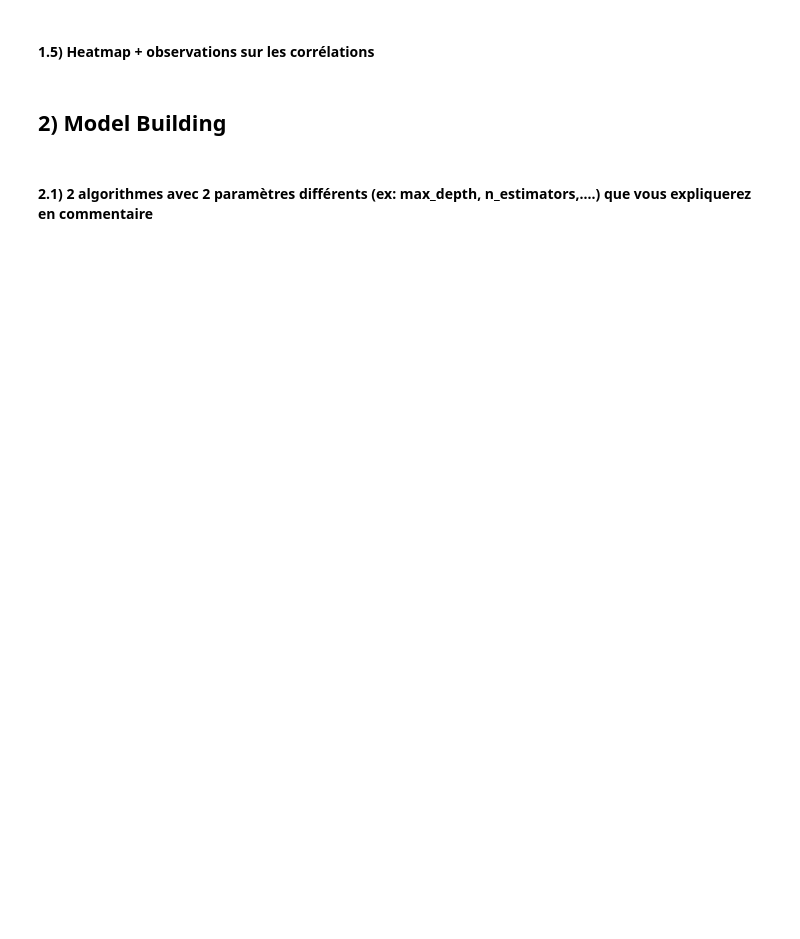
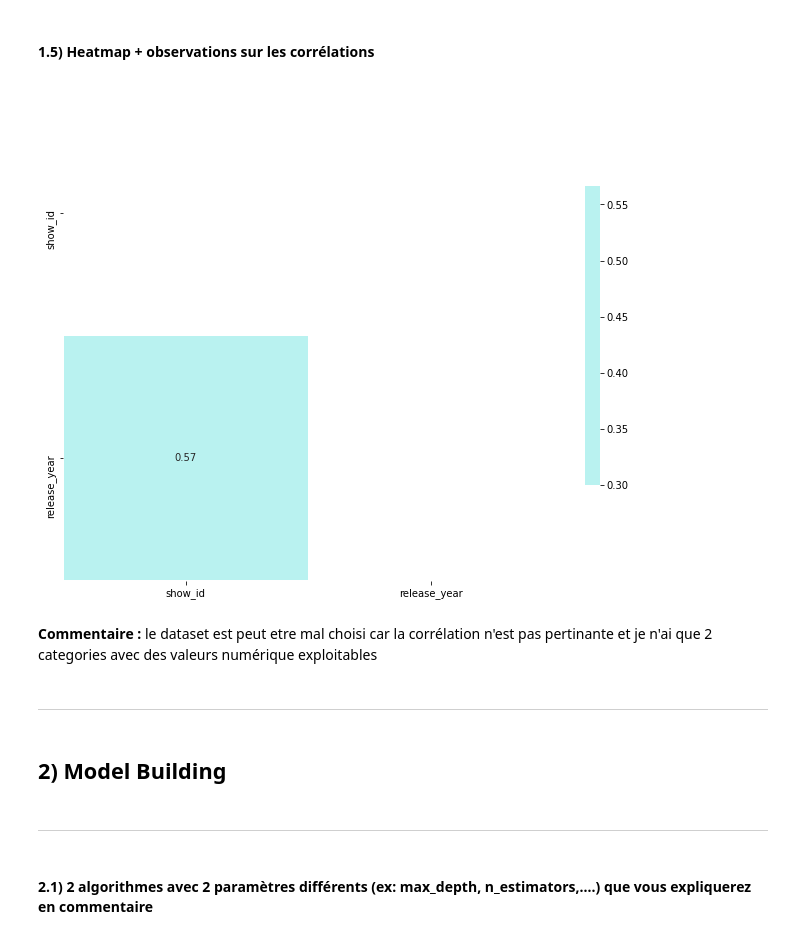
Before and after one commit to BaptisteHurel/Python, a Jupyter notebook: Mini Projet/Intro ML.ipynb, the cells around one changed output. Drawn from its saved outputs; the diff is of its cells as text; code cells hidden in the pictures; blank space fills up the shorter version.

```diff
--- a/Mini Projet/Intro ML.ipynb
+++ b/Mini Projet/Intro ML.ipynb
@@ -117,6 +215,26 @@ TypeError: pie() got an unexpected keyword argument 'y'
 # %% [markdown]
 #### 1.5) Heatmap + observations sur les corrélations
+# %%
+data_corr=pd.DataFrame(films,columns=['show_id','release_year'])
+
+corr=data_corr.corr()
+corr_map=sea.color_palette("pastel",as_cmap=True)
+mask = np.zeros_like(corr, dtype=np.bool)
+mask[np.triu_indices_from(mask)] = True
+
+f, ax = plt.subplots(figsize=(11, 11))
+sea.heatmap(corr, mask=mask, cmap=corr_map, vmax=.3, center=0,annot = True,
+            square=True, linewidths=.5, cbar_kws={"shrink": .5})
+plt.show()
+# %% [output]
+[figure, added]
+# %% [markdown]
+**Commentaire :** le dataset est peut etre mal choisi car la corrélation n'est pas pertinante et je n'ai que 2 categories avec des valeurs numérique exploitables
+# %% [markdown]
+---------------------------------------------------------------------------------------------------------------------------
 # %% [markdown]
 ## 2) Model Building
+# %% [markdown]
+---------------------------------------------------------------------------------------------------------------------------
 # %% [markdown]
 #### 2.1) 2 algorithmes avec 2 paramètres différents (ex: max_depth, n_estimators,….) que vous expliquerez en commentaire
```
Also changed, not shown: parts of 60 cells of this notebook.
